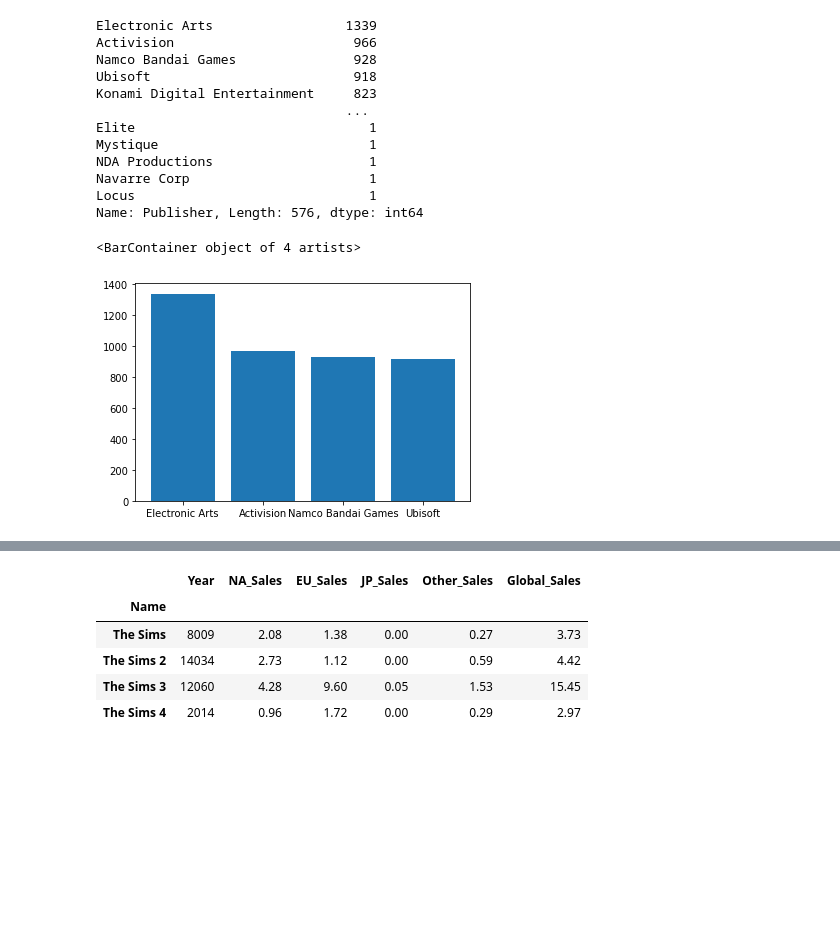
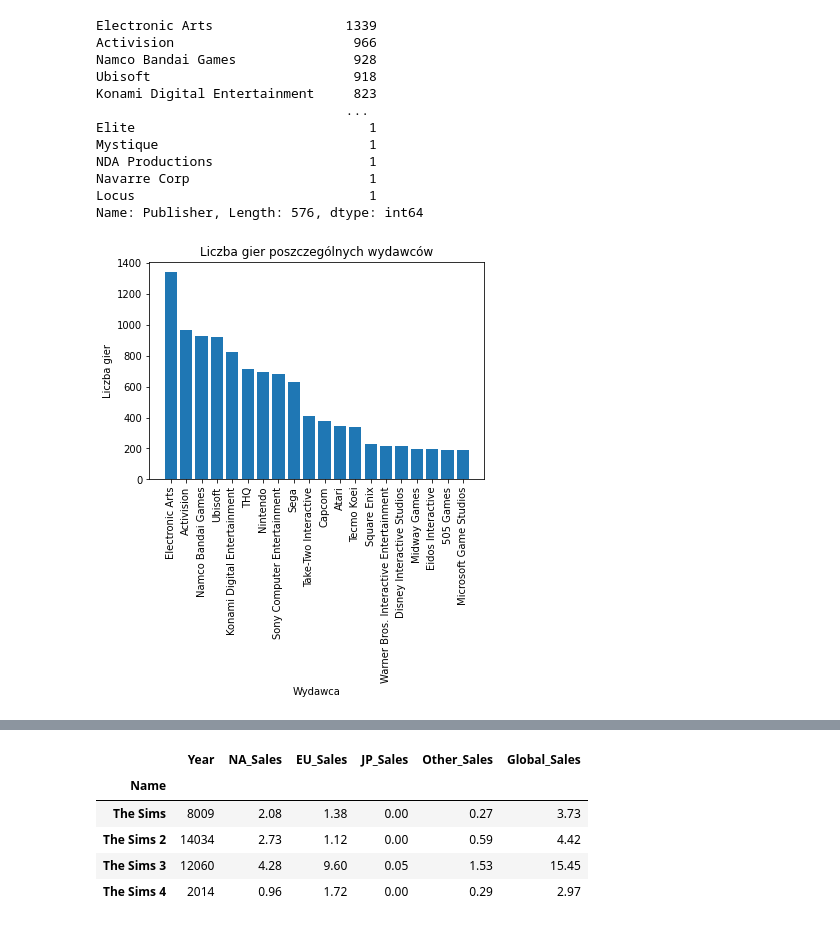
Before and after one commit to lukabr265/awd, a Jupyter notebook: projekt_awd-Copy2.ipynb, the cells around one changed output, grey strips where cells are left out. Cells and saved outputs as stored; diff of their text form; code cells hidden in the pictures; blank space fills up the shorter version.

```diff
--- a/projekt_awd-Copy2.ipynb
+++ b/projekt_awd-Copy2.ipynb
@@ -274,8 +298,8 @@ a=[2,3,6,6,5]
 a=set(a)
 a
 # %%
-x=dane.Publisher.value_counts()
-x
+pub=dane.Publisher.value_counts()
+pub
 # %% [output]
 Electronic Arts                 1339
 Activision                       966
@@ -289,12 +313,13 @@ NDA Productions                    1
 Navarre Corp                       1
 Locus                              1
 Name: Publisher, Length: 576, dtype: int64
-# %%
-x=dict(x)
-scat = {}
-scat={k:v for k,v in x.items() if v>900}
-#plt.scatter(scat.keys(),scat.values())
-plt.bar(scat.keys(),scat.values())
-# %% [output]
-<BarContainer object of 4 artists>
-[figure, removed]
+# %%
+pub = dict(pub)
+plt.bar(list(pub.keys())[:20],list(pub.values())[:20])
+plt.title('Liczba gier poszczególnych wydawców')
+plt.xlabel('Wydawca')
+plt.ylabel('Liczba gier')
+plt.xticks(rotation=90)
+plt.show()
+# %% [output]
+[figure, added]
```
Also changed, not shown: parts of 7 cells of this notebook.
